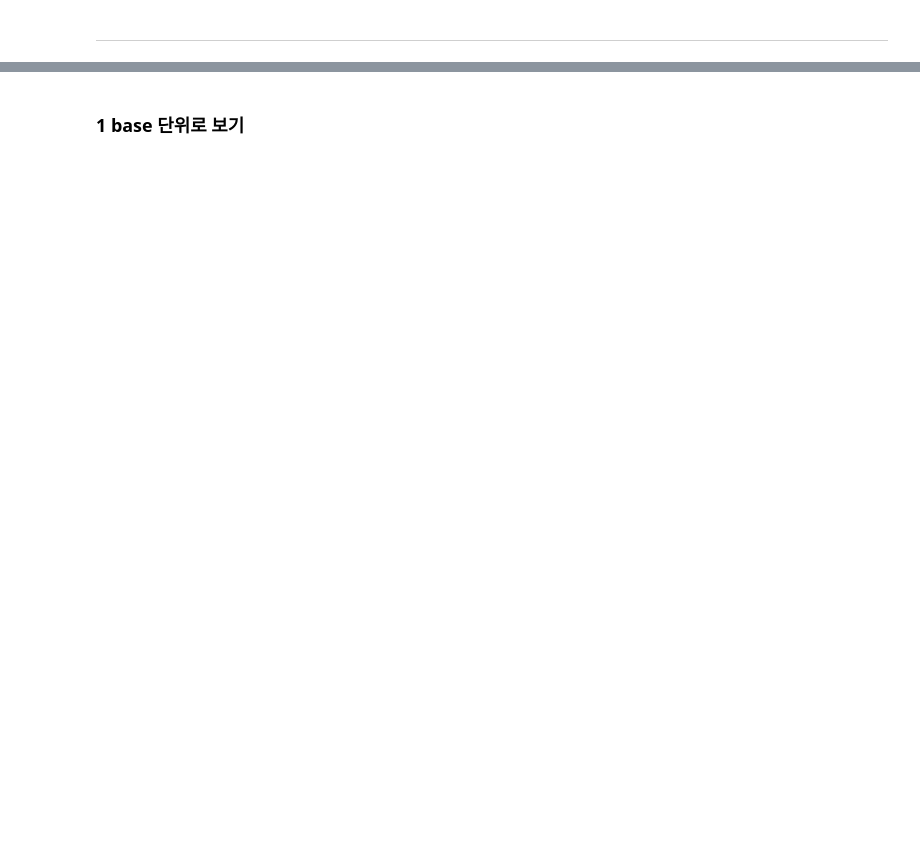
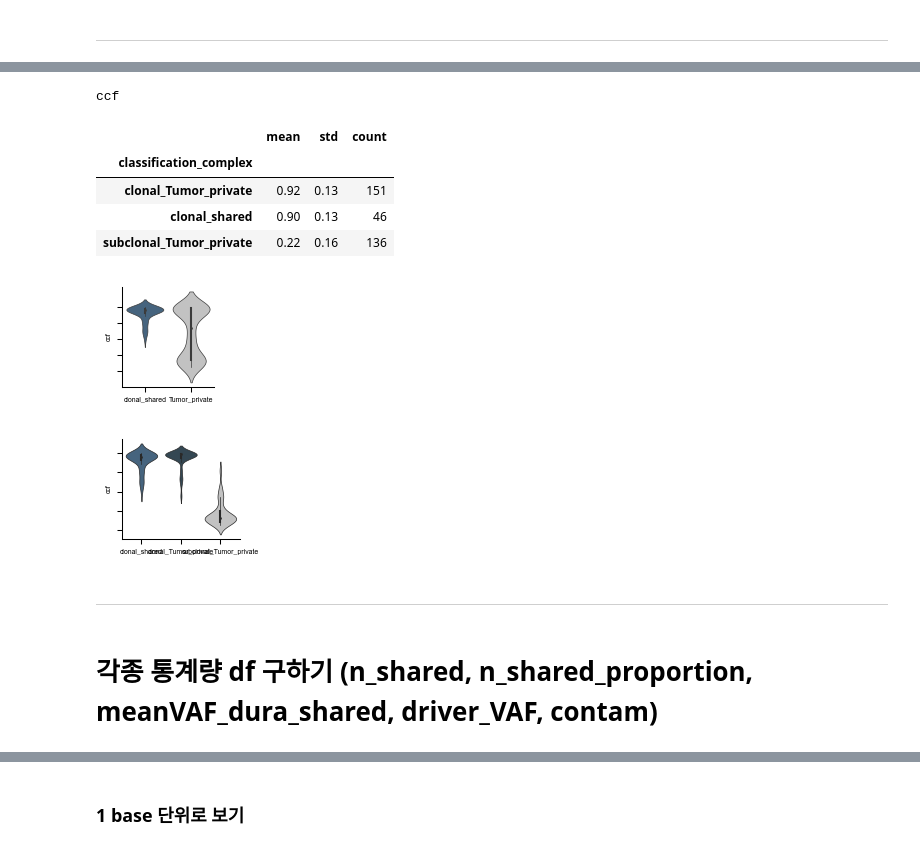
Before and after one commit to goldpm1/meningioma, a Jupyter notebook: 41.Signature/musical_pipe_01.OurData.ipynb, the cells around one changed output, grey strips where cells are left out. Cells and saved outputs as stored; diff of their text form; code cells hidden in the pictures; blank space fills up the shorter version.

```diff
--- a/41.Signature/musical_pipe_01.OurData.ipynb
+++ b/41.Signature/musical_pipe_01.OurData.ipynb
@@ -378,0 +372,68 @@ fig.savefig ( "/data/project/Meningioma/41.Signature/03.by_time/03.MuSiCal/ccf_n
+# %%
+def DRAW_DF_VIS3_vlnplot ( df_inside, x = "contam", y = "meanVAF_dura_shared", xlabel = "", ylabel = "meanVAF of shared mutations", ylim = 1.051, hue = "contam",  **kwargs ):
+    fig, ax = plt.subplots( nrows = 1, ncols = 1, figsize = kwargs["figsize"] )
+    fig.subplots_adjust ( wspace = 0.3, bottom = 0.18, top = 0.98, left = 0.2, right = 0.94 )
+
+    df_inside = df_inside[(df_inside[x].isna() == False) & (df_inside[y].isna() == False)]
+    df_inside [y] = df_inside [y] .astype (float)
+
+    sns.violinplot ( data = df_inside, x = x, y = y, hue = hue, palette = kwargs["palette"], linewidth = 0.5, dodge = False, ax = ax )
+
+    ax.set_xlabel ( xlabel, fontsize = kwargs["label_fontsize"], fontweight = "normal", labelpad = kwargs["labelpad"])
+    ax.set_ylabel ( ylabel, fontsize = kwargs["label_fontsize"], fontweight = "normal", labelpad = kwargs["labelpad"])
+    ax.tick_params ( axis = 'both', labelsize = kwargs["tick_labelsize"], width = kwargs["linewidth"]  )
+    if y =="ccf":
+        ax.set_yticks ( [0.0, 0.25, 0.50, 0.75, 1.00] )
+    ax.set_yticklabels([f"{(i.get_text())}" for i in ax.get_yticklabels() ], fontdict={"fontsize": 6})
+
+    for ax_individual in [ ax ]:
+        for axis in ['left','bottom']:
+            ax_individual.spines[axis].set_linewidth( kwargs["linewidth"] )
+        for axis in ['right','top']:
+            ax_individual.spines[axis].set_linewidth( 0 )
+
+    ax.get_legend().remove()
+
+    fig.savefig ( kwargs["OUTPUT_PATH"], dpi = 300)
+
+############################################################################################################################################
+
+df_temp = df_vis1_per_mutation [ df_vis1_per_mutation["contam"] != "Tumor infiltrated" ]
+df_temp["classification_complex"] = df_temp["classification_clonality"].astype(str) + "_" + df_temp["classification_sharedness"].astype(str)
+df_temp["classification"] = df_temp["classification_complex"].replace(     {"clonal_Tumor_private": "Tumor_private", "subclonal_Tumor_private": "Tumor_private"}  )
+
+
+#1-1.  ["clonal_shared",   "Tumor_private"]로 구분해서 ccf violinplot 그리기
+interest_of_column = [ "clonal_shared",  "Tumor_private" ]
+df_temp = df_temp [ df_temp["classification"].isin ( interest_of_column )]
+df_temp["classification"] = pd.Categorical(df_temp["classification"], categories = interest_of_column, ordered=True)
+kwargs.update({"figsize": (1.25, 1.25), "label_fontsize": 6, "labelpad": 0, "tick_labelsize": 6, "linewidth": 0.75, "palette" : [ "#3D6587", "#c2c2c2" ], "OUTPUT_PATH": "/data/project/Meningioma/31.Clonality/TP_TN_boxplot_ccf_2.pdf"})
+DRAW_DF_VIS3_vlnplot ( df_temp, x = "classification", y = "ccf", xlabel = "", ylabel = "ccf", ylim = 0.151,  hue = "classification",   **kwargs )
+
+#1-2.  ["clonal_shared",   "clonal_Tumor_private", "subclonal_Tumor_private"]로 구분해서 ccf violinplot 그리기
+df_temp["classification"] = df_temp["classification_complex"]
+interest_of_column = [ "clonal_shared",  "clonal_Tumor_private", "subclonal_Tumor_private" ]
+df_temp = df_temp [ df_temp["classification"].isin ( interest_of_column )]
+df_temp["classification"] = pd.Categorical(df_temp["classification"], categories = interest_of_column, ordered=True)
+kwargs.update({"figsize": (1.6, 1.25), "label_fontsize": 6, "labelpad": 0, "tick_labelsize": 6, "linewidth": 0.75,  "palette" : [ "#3D6587", "#2f4858",  "#c2c2c2" ], "OUTPUT_PATH": "/data/project/Meningioma/31.Clonality/TP_TN_boxplot_ccf_3.pdf"})
+DRAW_DF_VIS3_vlnplot ( df_temp, x = "classification", y = "ccf", xlabel = "", ylabel = "ccf", ylim = 0.151,  hue = "classification",   **kwargs )
+
+#2.  ["clonal_shared", "clonal_Tumor_private", "subclonal_Tumor_private"]로 구분해서 ccf 통계량 구하기
+df_summary = df_temp.groupby("classification_complex")["ccf"].agg(["mean", "std", "count"])
+print ("ccf")
+
+
+round ( df_summary, 2)
+# %% [output]
+ccf
+|  | mean | std | count |
+| classification_complex |  |  |  |
+| clonal_Tumor_private | 0.92 | 0.13 | 151 |
+| clonal_shared | 0.90 | 0.13 | 46 |
+| subclonal_Tumor_private | 0.22 | 0.16 | 136 |
+[figure, added]
+[figure, added]
+# %% [markdown]
+---
+# %% [markdown]
+# 각종 통계량 df 구하기 (n_shared, n_shared_proportion, meanVAF_dura_shared, driver_VAF, contam)
```
Also changed, not shown: parts of 37 cells of this notebook, 48 other files.
